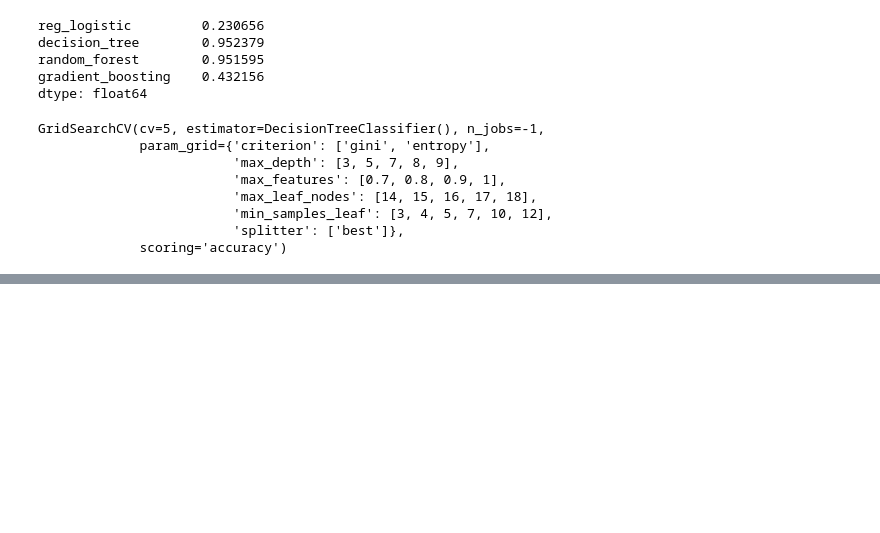
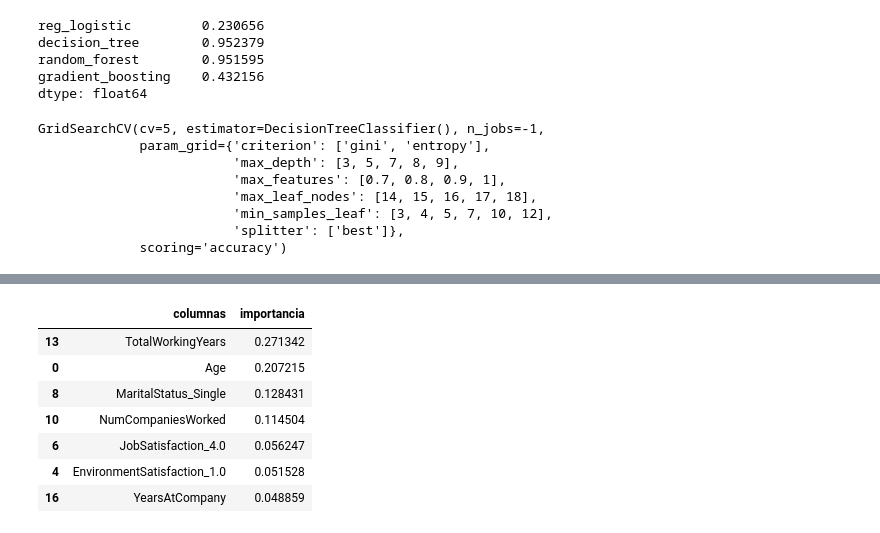
Before and after one commit to jsebastianzm/HR_T1_Analitica, a Jupyter notebook: d_seleccion_de_variables.ipynb, the cells around one changed output, grey strips where cells are left out. Saved outputs shown, nothing was run; the diff lists cells and outputs as text; code cells hidden in the pictures; blank space fills up the shorter version.

```diff
--- a/d_seleccion_de_variables.ipynb
+++ b/d_seleccion_de_variables.ipynb
@@ -248,0 +285,16 @@ pd_resultados[["params","mean_test_score"]].sort_values(by="mean_test_score", as
+# %%
+##### Mirar importancia de variables para tomar acciones ###
+columnas=pd.DataFrame(X_mod.columns).rename(columns={0:'columnas'})
+importancia=pd.DataFrame(decision_tree_final.feature_importances_).rename(columns={0:'importancia'})
+cf=pd.concat([columnas,importancia], axis=1).sort_values('importancia',ascending=False).head(7)
+# %%
+cf
+# %% [output]
+|  | columnas | importancia |
+| 13 | TotalWorkingYears | 0.271342 |
+| 0 | Age | 0.207215 |
+| 8 | MaritalStatus_Single | 0.128431 |
+| 10 | NumCompaniesWorked | 0.114504 |
+| 6 | JobSatisfaction_4.0 | 0.056247 |
+| 4 | EnvironmentSatisfaction_1.0 | 0.051528 |
+| 16 | YearsAtCompany | 0.048859 |
```
Also changed, not shown: parts of 17 cells of this notebook, 6 other files.
